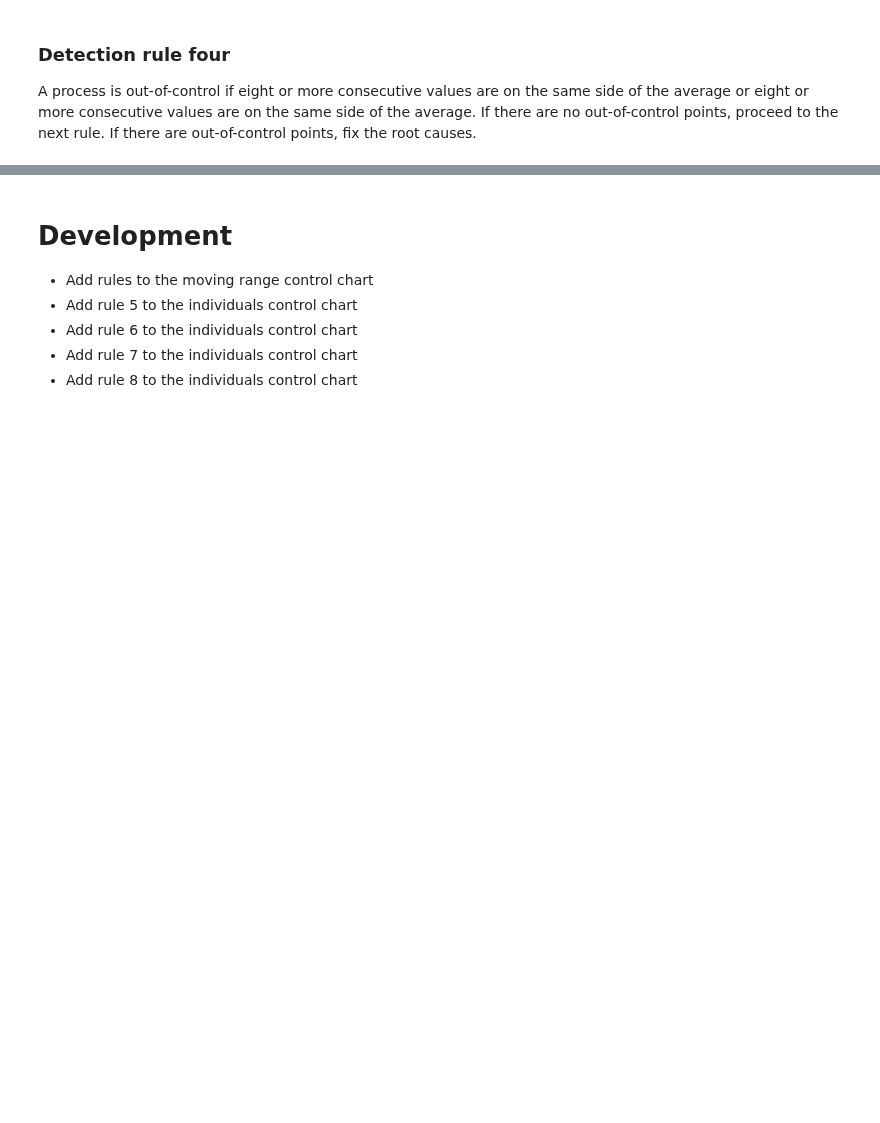
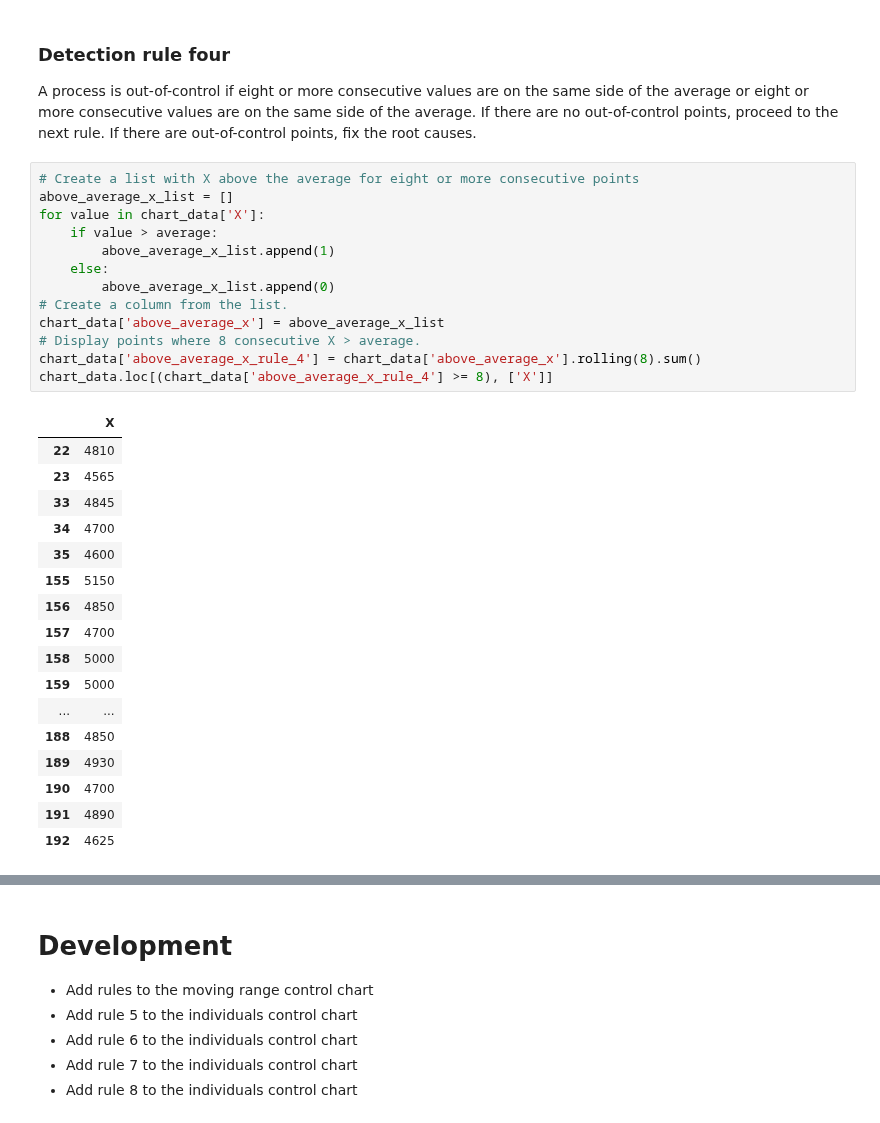
Before and after one commit to tracyyingyingwang/control_charts, a Jupyter notebook: control_charts_xmr.ipynb, the cells around one changed output, grey strips where cells are left out. Cells and saved outputs as stored; diff of their text form; blank space fills up the shorter version.

Commit message:
Add code for rule 4, above and below, for the x control chart

```diff
--- a/control_charts_xmr.ipynb
+++ b/control_charts_xmr.ipynb
@@ -376,3 +376,34 @@ chart_data = chart_data.drop(['above_one_sigma_x',
 # %% [markdown]
  ### Detection rule four
  A process is out-of-control if eight or more consecutive values are on the same side of the average or eight or more consecutive values are on the same side of the average. If there are no out-of-control points, proceed to the next rule. If there are out-of-control points, fix the root causes.
+# %%
+# Create a list with X above the average for eight or more consecutive points
+above_average_x_list = []
+for value in chart_data['X']:
+    if value > average:
+        above_average_x_list.append(1)
+    else:
+        above_average_x_list.append(0)
+# Create a column from the list.
+chart_data['above_average_x'] = above_average_x_list
+# Display points where 8 consecutive X > average.
+chart_data['above_average_x_rule_4'] = chart_data['above_average_x'].rolling(8).sum()
+chart_data.loc[(chart_data['above_average_x_rule_4'] >= 8), ['X']]
+# %% [output]
+|  | X |
+| 22 | 4810 |
+| 23 | 4565 |
+| 33 | 4845 |
+| 34 | 4700 |
+| 35 | 4600 |
+| 155 | 5150 |
+| 156 | 4850 |
+| 157 | 4700 |
+| 158 | 5000 |
+| 159 | 5000 |
+| ... | ... |
+| 188 | 4850 |
+| 189 | 4930 |
+| 190 | 4700 |
+| 191 | 4890 |
+| 192 | 4625 |
```
Also changed, not shown: parts of 2 cells of this notebook.
